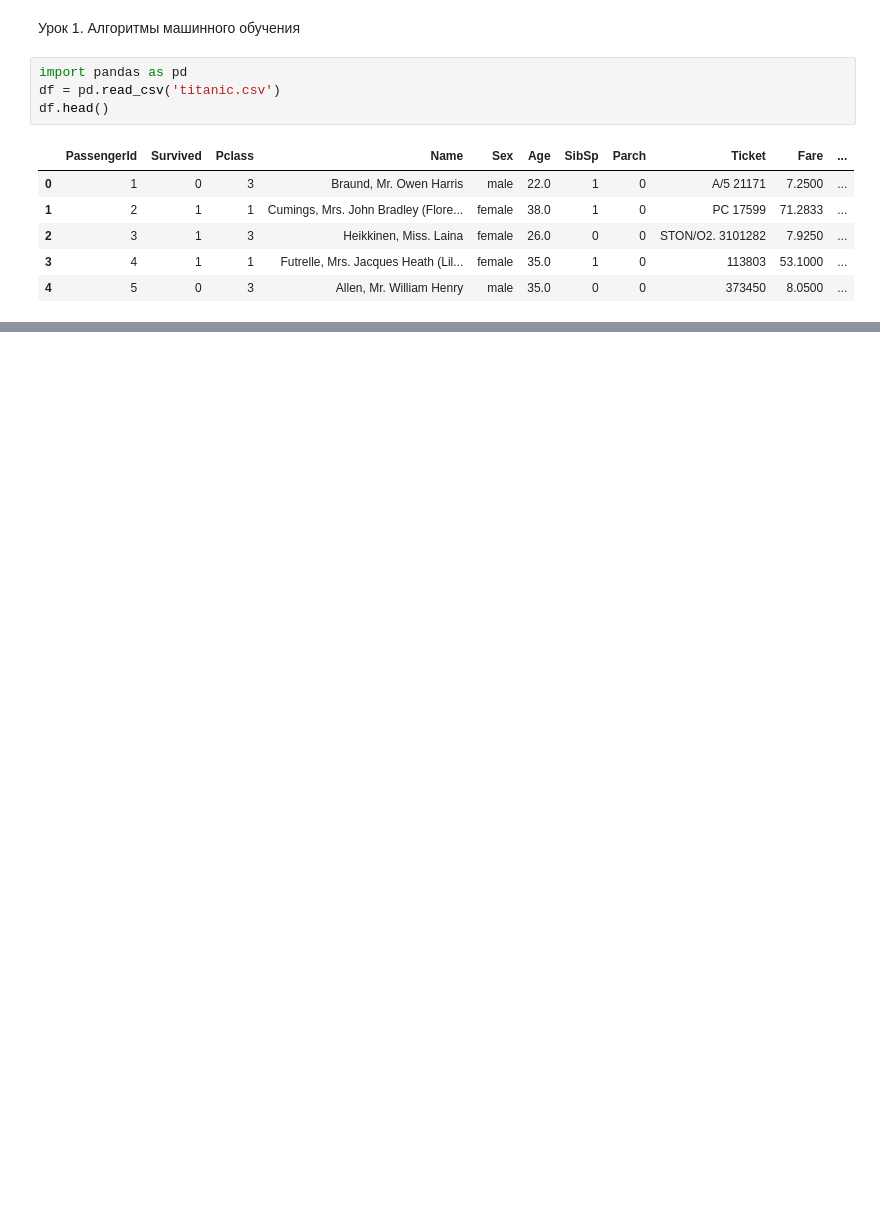
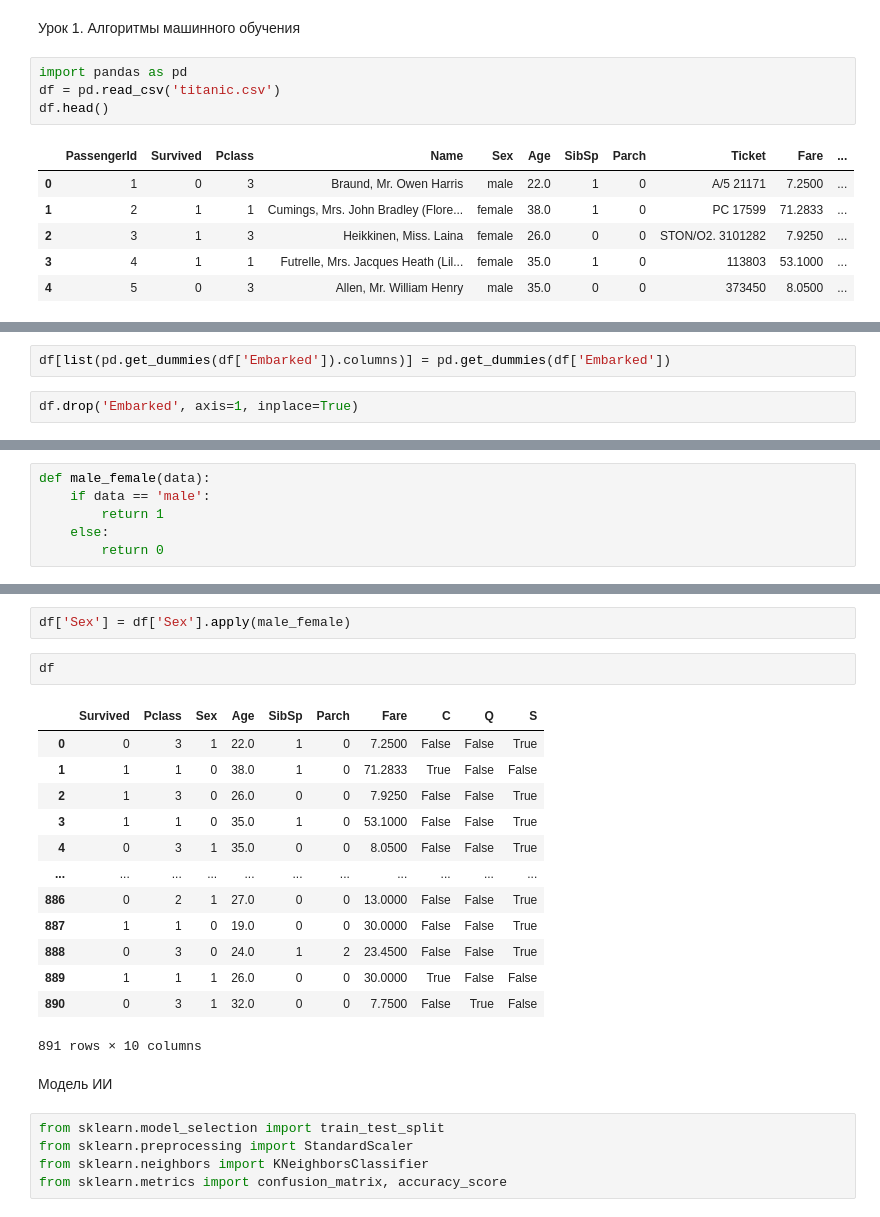
Before and after one commit to Netdaem0n/ALG_data_analyze, a Jupyter notebook: ML_lessons/lesson1.ipynb, the cells around one changed output, grey strips where cells are left out. Cells and saved outputs as stored; diff of their text form; blank space fills up the shorter version.

```diff
--- a/ML_lessons/lesson1.ipynb
+++ b/ML_lessons/lesson1.ipynb
@@ -13,0 +217,4 @@ df.head()
+# %%
+df[list(pd.get_dummies(df['Embarked']).columns)] = pd.get_dummies(df['Embarked'])
+# %%
+df.drop('Embarked', axis=1, inplace=True)
@@ -13,0 +237,6 @@ df.head()
+# %%
+def male_female(data):
+    if data == 'male':
+        return 1
+    else:
+        return 0
@@ -13,0 +245,25 @@ df.head()
+# %%
+df['Sex'] = df['Sex'].apply(male_female)
+# %%
+df
+# %% [output]
+|  | Survived | Pclass | Sex | Age | SibSp | Parch | Fare | C | Q | S |
+| 0 | 0 | 3 | 1 | 22.0 | 1 | 0 | 7.2500 | False | False | True |
+| 1 | 1 | 1 | 0 | 38.0 | 1 | 0 | 71.2833 | True | False | False |
+| 2 | 1 | 3 | 0 | 26.0 | 0 | 0 | 7.9250 | False | False | True |
+| 3 | 1 | 1 | 0 | 35.0 | 1 | 0 | 53.1000 | False | False | True |
+| 4 | 0 | 3 | 1 | 35.0 | 0 | 0 | 8.0500 | False | False | True |
+| ... | ... | ... | ... | ... | ... | ... | ... | ... | ... | ... |
+| 886 | 0 | 2 | 1 | 27.0 | 0 | 0 | 13.0000 | False | False | True |
+| 887 | 1 | 1 | 0 | 19.0 | 0 | 0 | 30.0000 | False | False | True |
+| 888 | 0 | 3 | 0 | 24.0 | 1 | 2 | 23.4500 | False | False | True |
+| 889 | 1 | 1 | 1 | 26.0 | 0 | 0 | 30.0000 | True | False | False |
+| 890 | 0 | 3 | 1 | 32.0 | 0 | 0 | 7.7500 | False | True | False |
+891 rows × 10 columns
+# %% [markdown]
+Модель ИИ
+# %%
+from sklearn.model_selection import train_test_split
+from sklearn.preprocessing import StandardScaler
+from sklearn.neighbors import KNeighborsClassifier
+from sklearn.metrics import confusion_matrix, accuracy_score
```
Also changed, not shown: parts of 20 cells of this notebook.
